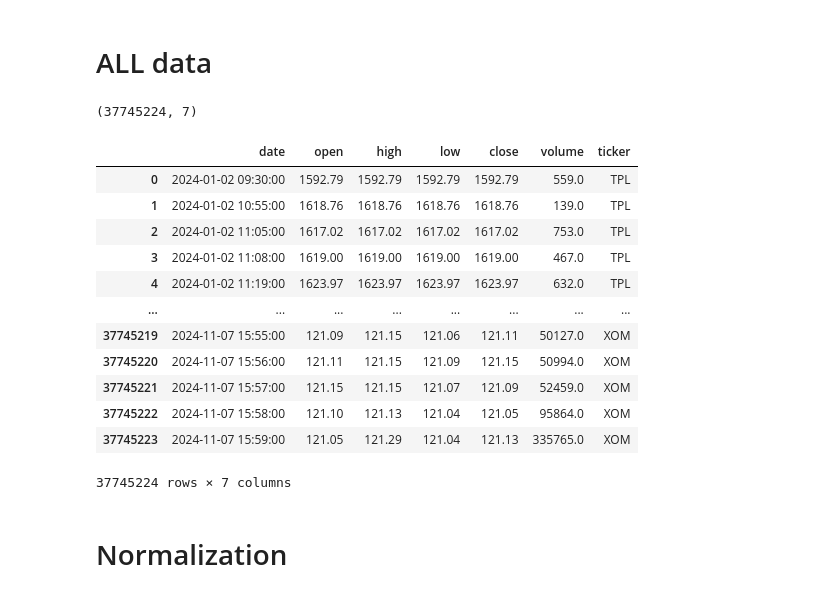
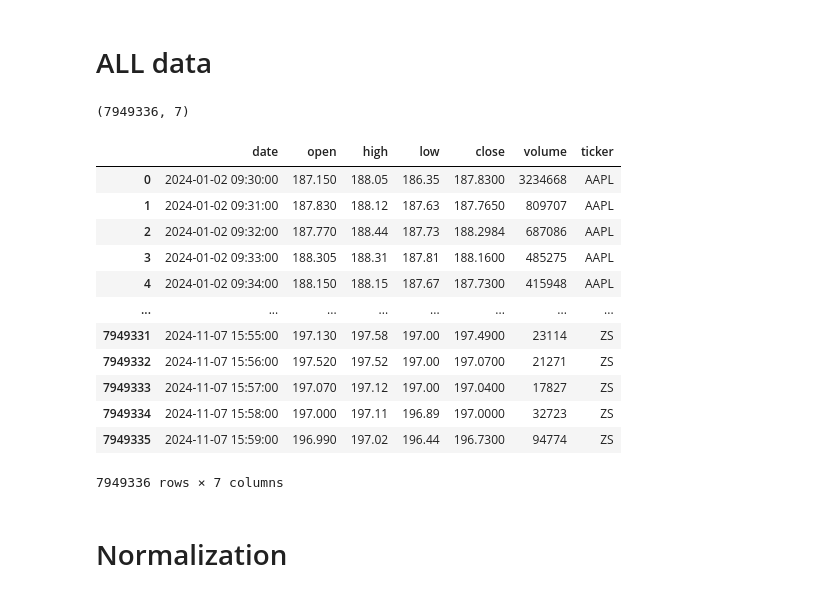
Before and after one commit to toyolabo/EDSMF, a Jupyter notebook: sector_preprocess.ipynb, the cells around one changed output. Saved outputs shown, nothing was run; the diff lists cells and outputs as text; code cells hidden in the pictures.

```diff
--- a/sector_preprocess.ipynb
+++ b/sector_preprocess.ipynb
@@ -9,25 +9,26 @@ import random
 # %% [markdown]
 # ALL data
 # %%
-all_ = pd.read_csv("./dataset/SP500/ALL.csv")
+# all_ = pd.read_csv("./dataset/SP500/ALL.csv")
+all_ = pd.read_csv("./dataset/NASDAQ/ALL.csv")
 all_["date"] = pd.to_datetime(all_["date"])
 print(all_.shape)
 all_
 # %% [output]
-(37745224, 7)
+(7949336, 7)
 |  | date | open | high | low | close | volume | ticker |
-| 0 | 2024-01-02 09:30:00 | 1592.79 | 1592.79 | 1592.79 | 1592.79 | 559.0 | TPL |
-| 1 | 2024-01-02 10:55:00 | 1618.76 | 1618.76 | 1618.76 | 1618.76 | 139.0 | TPL |
-| 2 | 2024-01-02 11:05:00 | 1617.02 | 1617.02 | 1617.02 | 1617.02 | 753.0 | TPL |
-| 3 | 2024-01-02 11:08:00 | 1619.00 | 1619.00 | 1619.00 | 1619.00 | 467.0 | TPL |
-| 4 | 2024-01-02 11:19:00 | 1623.97 | 1623.97 | 1623.97 | 1623.97 | 632.0 | TPL |
+| 0 | 2024-01-02 09:30:00 | 187.150 | 188.05 | 186.35 | 187.8300 | 3234668 | AAPL |
+| 1 | 2024-01-02 09:31:00 | 187.830 | 188.12 | 187.63 | 187.7650 | 809707 | AAPL |
+| 2 | 2024-01-02 09:32:00 | 187.770 | 188.44 | 187.73 | 188.2984 | 687086 | AAPL |
+| 3 | 2024-01-02 09:33:00 | 188.305 | 188.31 | 187.81 | 188.1600 | 485275 | AAPL |
+| 4 | 2024-01-02 09:34:00 | 188.150 | 188.15 | 187.67 | 187.7300 | 415948 | AAPL |
 | ... | ... | ... | ... | ... | ... | ... | ... |
-| 37745219 | 2024-11-07 15:55:00 | 121.09 | 121.15 | 121.06 | 121.11 | 50127.0 | XOM |
-| 37745220 | 2024-11-07 15:56:00 | 121.11 | 121.15 | 121.09 | 121.15 | 50994.0 | XOM |
-| 37745221 | 2024-11-07 15:57:00 | 121.15 | 121.15 | 121.07 | 121.09 | 52459.0 | XOM |
-| 37745222 | 2024-11-07 15:58:00 | 121.10 | 121.13 | 121.04 | 121.05 | 95864.0 | XOM |
-| 37745223 | 2024-11-07 15:59:00 | 121.05 | 121.29 | 121.04 | 121.13 | 335765.0 | XOM |
+| 7949331 | 2024-11-07 15:55:00 | 197.130 | 197.58 | 197.00 | 197.4900 | 23114 | ZS |
+| 7949332 | 2024-11-07 15:56:00 | 197.520 | 197.52 | 197.00 | 197.0700 | 21271 | ZS |
+| 7949333 | 2024-11-07 15:57:00 | 197.070 | 197.12 | 197.00 | 197.0400 | 17827 | ZS |
+| 7949334 | 2024-11-07 15:58:00 | 197.000 | 197.11 | 196.89 | 197.0000 | 32723 | ZS |
+| 7949335 | 2024-11-07 15:59:00 | 196.990 | 197.02 | 196.44 | 196.7300 | 94774 | ZS |
-37745224 rows × 7 columns
+7949336 rows × 7 columns
 # %% [markdown]
 # Normalization
 # %%
```
Also changed, not shown: parts of 27 cells of this notebook, 1 other file.
